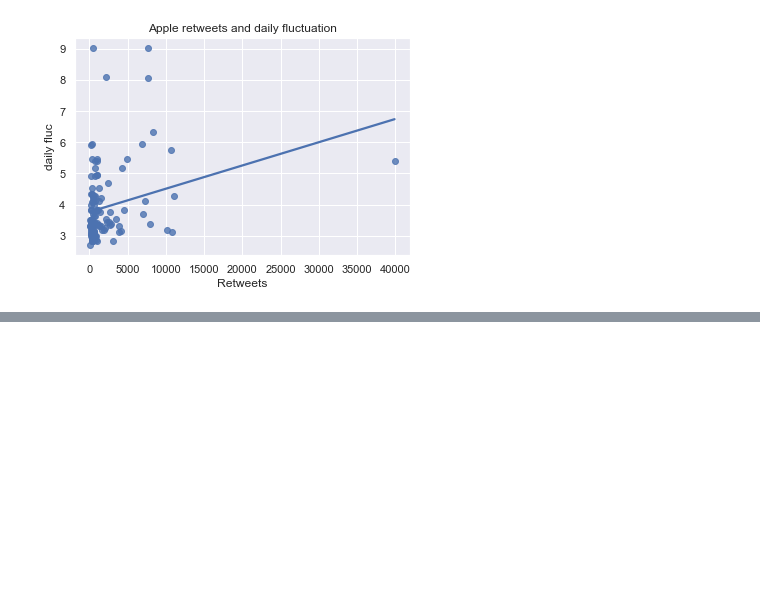
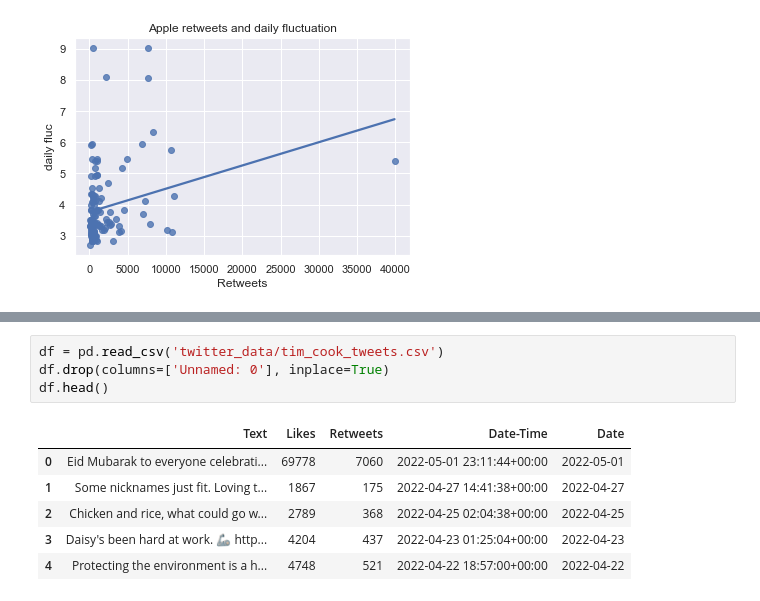
Before and after one commit to anne-tanne/social-computing-fs22, a Jupyter notebook: Data Analysis/tweets_comparison.ipynb, the cells around one changed output, grey strips where cells are left out. Drawn from its saved outputs; the diff is of its cells as text; blank space fills up the shorter version.

```diff
--- a/Data Analysis/tweets_comparison.ipynb
+++ b/Data Analysis/tweets_comparison.ipynb
@@ -212,0 +224,11 @@ plt.savefig('vis/reg_plot.png', dpi=500)
+# %%
+df = pd.read_csv('twitter_data/tim_cook_tweets.csv')
+df.drop(columns=['Unnamed: 0'], inplace=True)
+df.head()
+# %% [output]
+|  | Text | Likes | Retweets | Date-Time | Date |
+| 0 | Eid Mubarak to everyone celebrati... | 69778 | 7060 | 2022-05-01 23:11:44+00:00 | 2022-05-01 |
+| 1 | Some nicknames just fit. Loving t... | 1867 | 175 | 2022-04-27 14:41:38+00:00 | 2022-04-27 |
+| 2 | Chicken and rice, what could go w... | 2789 | 368 | 2022-04-25 02:04:38+00:00 | 2022-04-25 |
+| 3 | Daisy's been hard at work. 🦾 http... | 4204 | 437 | 2022-04-23 01:25:04+00:00 | 2022-04-23 |
+| 4 | Protecting the environment is a h... | 4748 | 521 | 2022-04-22 18:57:00+00:00 | 2022-04-22 |
```
Also changed, not shown: parts of 2 cells of this notebook.
